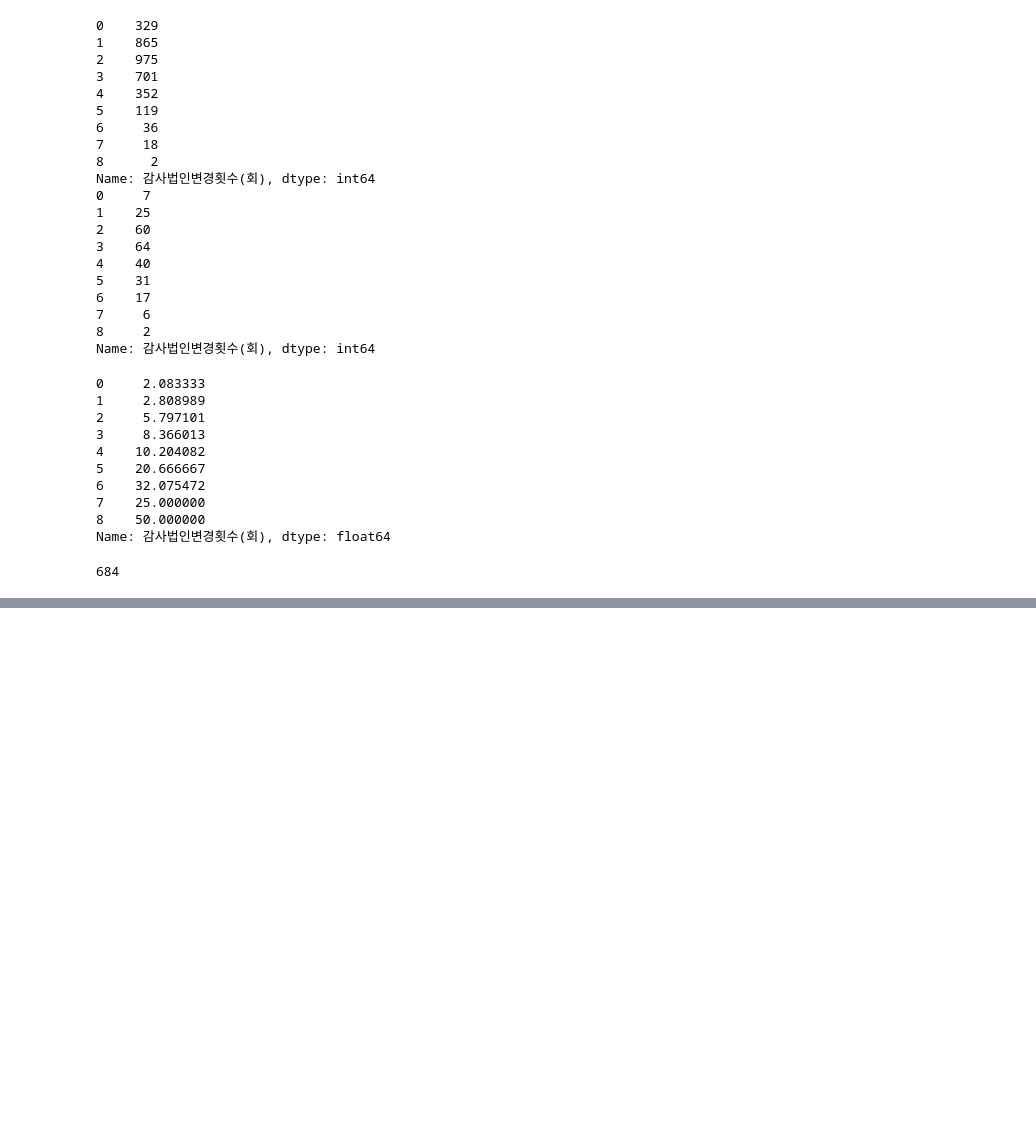
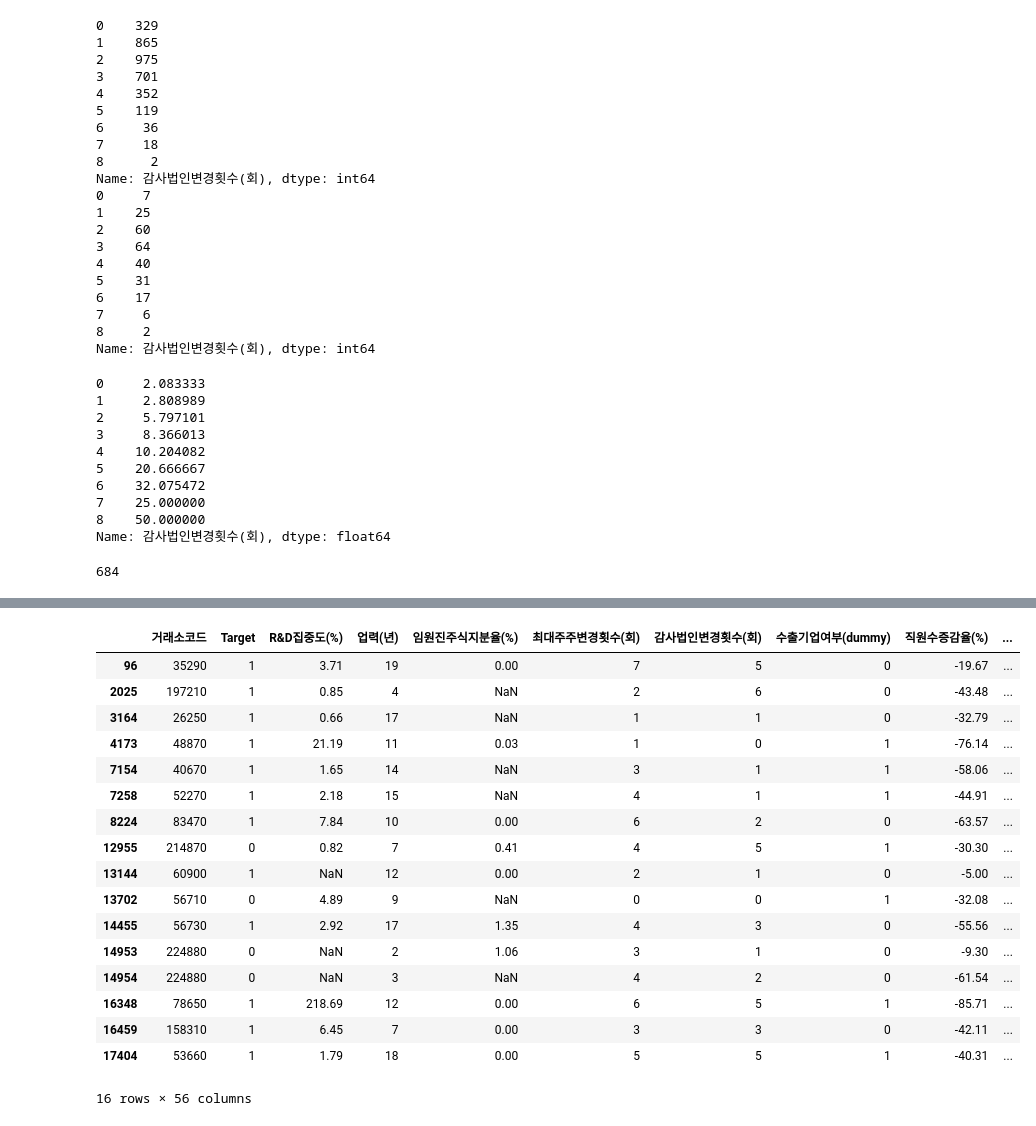
Before and after one commit to ZiNoBae/Hackathon_ubion, a Jupyter notebook: Teamproject_2nd/EDA/EDA_03.ipynb, the cells around one changed output, grey strips where cells are left out. Drawn from its saved outputs; the diff is of its cells as text; code cells hidden in the pictures; blank space fills up the shorter version.

```diff
--- a/Teamproject_2nd/EDA/EDA_03.ipynb
+++ b/Teamproject_2nd/EDA/EDA_03.ipynb
@@ -69,7 +69,7 @@ df.loc[df['label']=='삭제']
 # %% [markdown]
 ## I-1. main_df 확정
 # %%
-main_df = df.loc[~(df['label']=='삭제')]
+main_df = df.loc[~((df['label']=='삭제')|(df['label']=='삭제 '))]
 # %%
 main_df.columns
 # %% [output]
@@ -146,9 +146,12 @@ Index(['회사명', '거래소코드', '회계연도', 'label', '평균근속연
 # %% [markdown]
 ## I-3.컬럼 이름 정리 & 단위 기입
 # %%
-main_df.columns = ['회사명', '거래소코드', '회계년도', 'Target', '평균근속연수(년)', '주거래은행', 'R&D집중도(%)',
-       '업력(년)', '임원진주식지분율(%)', '최대주주변경횟수(회)', '감사법인변경횟수(회)', '수출기업여부(dummy)', '직원수증감율(%)',
-       '기간제비율(%)', '표준산업분류_중분류', '산업위험_경기민감도', '연도','산업위험_시총',
+main_df.columns = ['회사명', '거래소코드', '회계년도', '주거래은행',
+'평균근속연수(년)', 'R&D집중도(%)',
+       '업력(년)', '최대주주특수관계인_지분율(%)', '최대주주변경횟수(회)',
+       '감사법인변경횟수(회)', '직원수증감율(%)','수출기업여부(dummy)',
+       '기간제비율(%)', '표준산업분류_중분류', '산업위험_경기민감도',
+       '연도','산업위험_시총',
        '유동비율(%)', '당좌비율(%)', '유동부채비율(%)',
        '비유동비율(%)', '순운전자본비율(%)', '부채비율(%)',
        '차입금의존도(%)', '비유동장기적합률(%)', '자기자본순이익률(%)',
@@ -159,9 +162,11 @@ main_df.columns = ['회사명', '거래소코드', '회계년도', 'Target', '
        '자기자본회전률(배)', '경영자본회전률(배)', '매출채권회전률(배)',
        '매입채무회전률(배)', '유형자산회전율(배)', '매출액증가율(%)',
        '순이익증가율(%)', '정상영업이익증가율(%)', '유동자산증가율(%)',
-       '평균총자산(천원)', '매출액(수익)(천원)', '이익잉여금비율(%)', '총자산회전율(%->배)',
+       '평균총자산(천원)', '매출액(수익)(천원)', '이익잉여금비율(%)',
+       '총자산회전율(%->배)',
        '총자산_증가율(배->%)', 'CASH FLOW 대 부채비율(%)', '총자본투자효율(%)',
-       'spread(%)', 'PPI(2015기준)', '실질GDP성장률(%)', '외화포지션(배->%)', 'K2_score',
+       'spread(%)', 'PPI(2015기준)', '실질GDP성장률(%)', '외화포지션(배->%)',
+        'K2_score',
        'K2_부실판단', 'EV/EBITDA(배)', '52주베타(배)', 'PER', 'PBR', 'PCR']
 # %% [markdown]
 - 컬럼 이름 재변경 & 단위 정리
@@ -648,0 +659,2 @@ Name: 기간제비율(%), Length: 1120, dtype: float64
+# %%
+pd.set_option('display.max_rows', 100)
@@ -648,0 +711,21 @@ Name: 기간제비율(%), Length: 1120, dtype: float64
+# %%
+main_df_2[main_df_2['차입금의존도(%)']>100]
+# %% [output]
+|  | 거래소코드 | Target | R&D집중도(%) | 업력(년) | 임원진주식지분율(%) | 최대주주변경횟수(회) | 감사법인변경횟수(회) | 수출기업여부(dummy) | 직원수증감율(%) | ... |
+| 96 | 35290 | 1 | 3.71 | 19 | 0.00 | 7 | 5 | 0 | -19.67 | ... |
+| 2025 | 197210 | 1 | 0.85 | 4 | NaN | 2 | 6 | 0 | -43.48 | ... |
+| 3164 | 26250 | 1 | 0.66 | 17 | NaN | 1 | 1 | 0 | -32.79 | ... |
+| 4173 | 48870 | 1 | 21.19 | 11 | 0.03 | 1 | 0 | 1 | -76.14 | ... |
+| 7154 | 40670 | 1 | 1.65 | 14 | NaN | 3 | 1 | 1 | -58.06 | ... |
+| 7258 | 52270 | 1 | 2.18 | 15 | NaN | 4 | 1 | 1 | -44.91 | ... |
+| 8224 | 83470 | 1 | 7.84 | 10 | 0.00 | 6 | 2 | 0 | -63.57 | ... |
+| 12955 | 214870 | 0 | 0.82 | 7 | 0.41 | 4 | 5 | 1 | -30.30 | ... |
+| 13144 | 60900 | 1 | NaN | 12 | 0.00 | 2 | 1 | 0 | -5.00 | ... |
+| 13702 | 56710 | 0 | 4.89 | 9 | NaN | 0 | 0 | 1 | -32.08 | ... |
+| 14455 | 56730 | 1 | 2.92 | 17 | 1.35 | 4 | 3 | 0 | -55.56 | ... |
+| 14953 | 224880 | 0 | NaN | 2 | 1.06 | 3 | 1 | 0 | -9.30 | ... |
+| 14954 | 224880 | 0 | NaN | 3 | NaN | 4 | 2 | 0 | -61.54 | ... |
+| 16348 | 78650 | 1 | 218.69 | 12 | 0.00 | 6 | 5 | 1 | -85.71 | ... |
+| 16459 | 158310 | 1 | 6.45 | 7 | 0.00 | 3 | 3 | 0 | -42.11 | ... |
+| 17404 | 53660 | 1 | 1.79 | 18 | 0.00 | 5 | 5 | 1 | -40.31 | ... |
+16 rows × 56 columns
```
Also changed, not shown: parts of 30 cells of this notebook, 11 other files.
